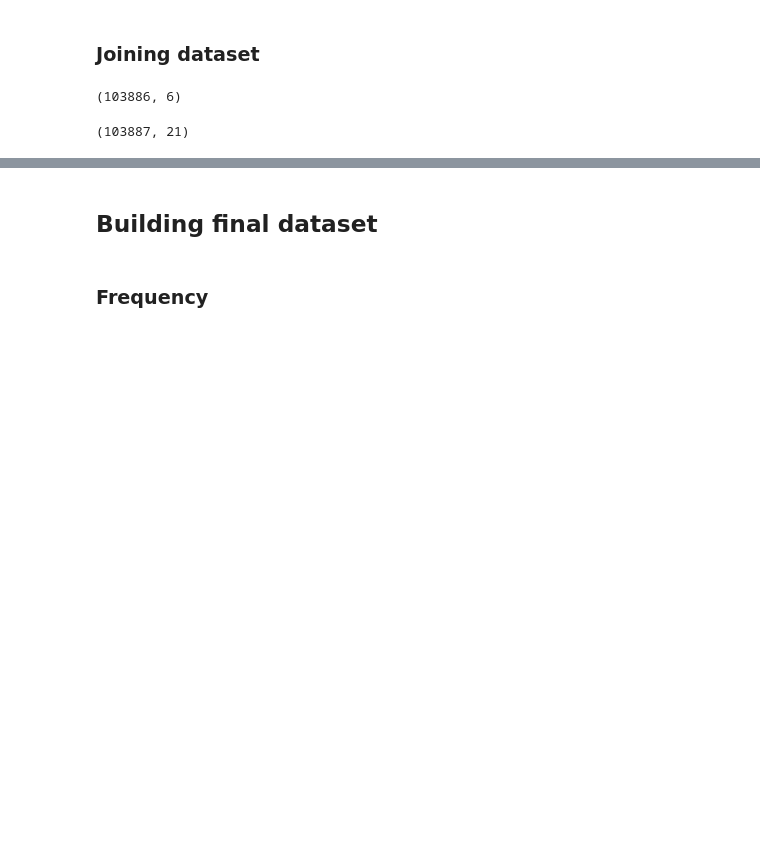
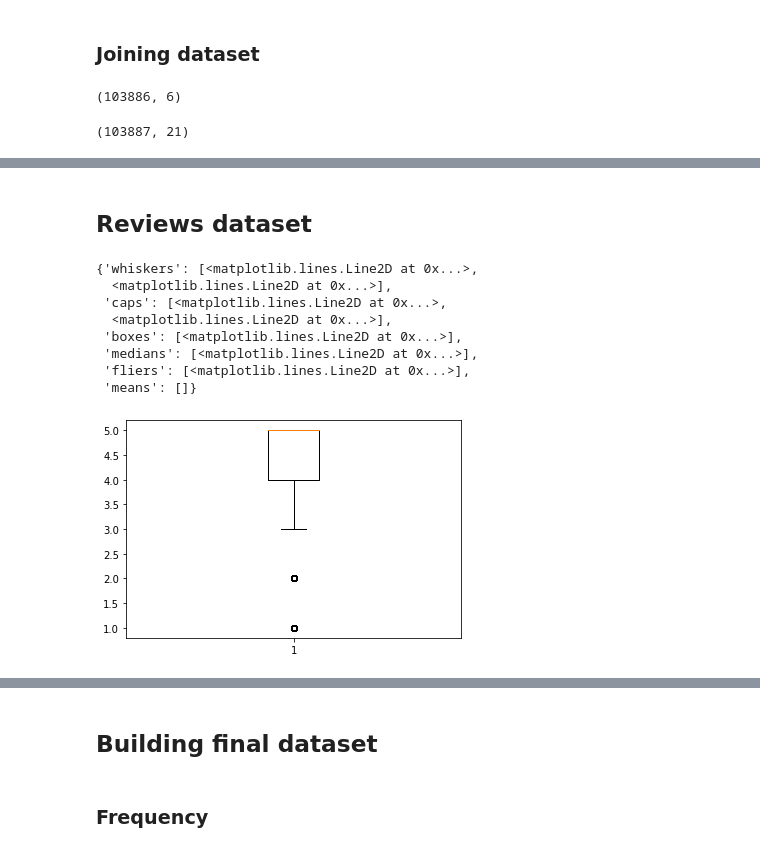
Before and after one commit to yhereng/OpenClassrooms, a Jupyter notebook: OC-P5/P5 - Segmentation Marketing.ipynb, the cells around one changed output, grey strips where cells are left out. Saved outputs shown, nothing was run; the diff lists cells and outputs as text; code cells hidden in the pictures; blank space fills up the shorter version.

```diff
--- a/OC-P5/P5 - Segmentation Marketing.ipynb
+++ b/OC-P5/P5 - Segmentation Marketing.ipynb
@@ -317,0 +327,16 @@ master
+# %% [markdown]
+## Reviews dataset
+# %%
+df_reviews = pd.read_csv('data/olist_order_reviews_dataset.csv')
+# %%
+plt.boxplot(df_reviews['review_score'])
+# %% [output]
+{'whiskers': [<matplotlib.lines.Line2D at 0x...>,
+  <matplotlib.lines.Line2D at 0x...>],
+ 'caps': [<matplotlib.lines.Line2D at 0x...>,
+  <matplotlib.lines.Line2D at 0x...>],
+ 'boxes': [<matplotlib.lines.Line2D at 0x...>],
+ 'medians': [<matplotlib.lines.Line2D at 0x...>],
+ 'fliers': [<matplotlib.lines.Line2D at 0x...>],
+ 'means': []}
+[figure, added]
```
Also changed, not shown: parts of 56 cells of this notebook.
